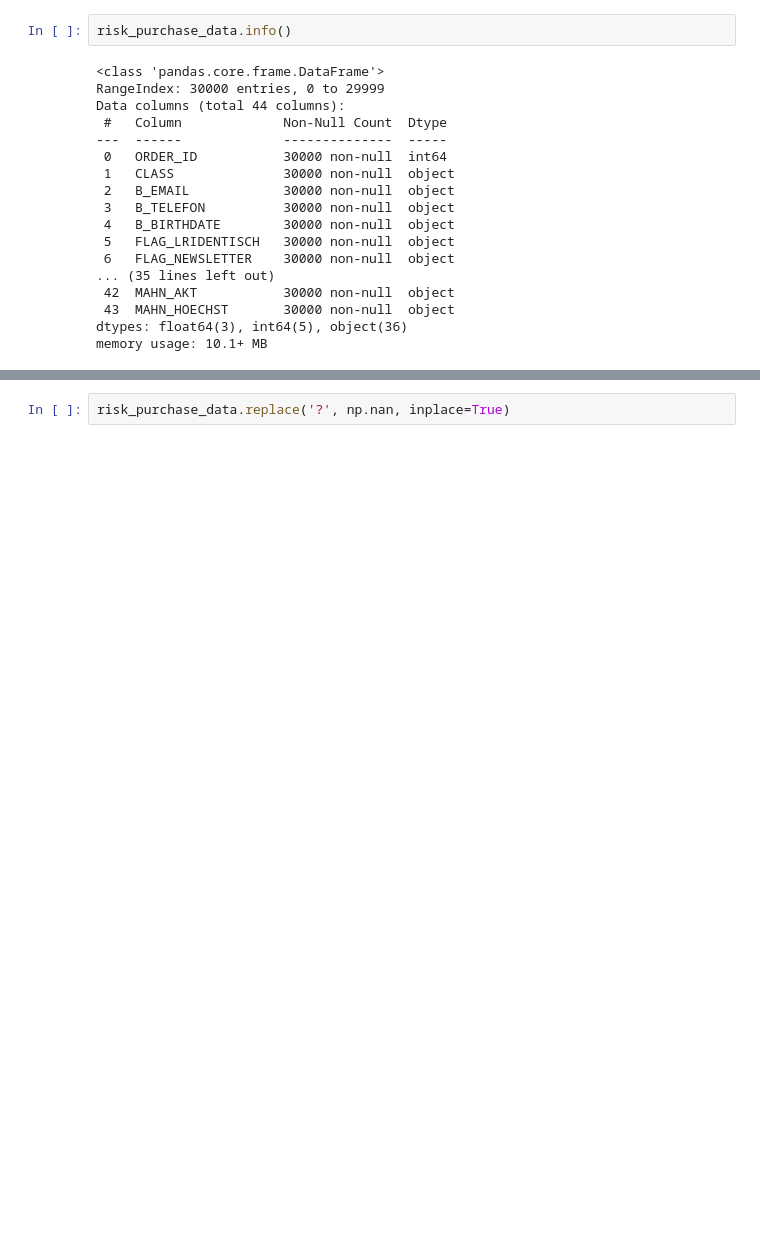
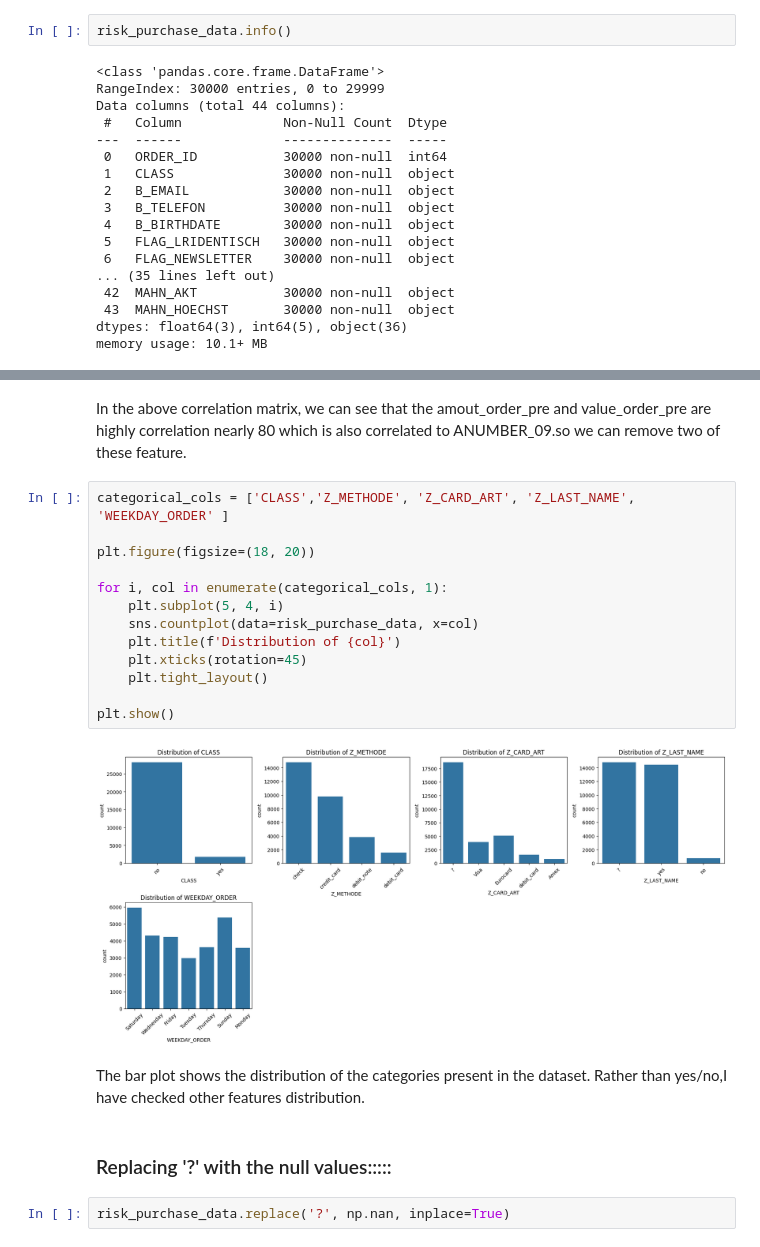
Before and after one commit to aacict/AI-Machine-Learning, a Jupyter notebook: purchase_risk_classification/code.ipynb, the cells around one changed output, grey strips where cells are left out. Cells and saved outputs as stored; diff of their text form; blank space fills up the shorter version.

```diff
--- a/purchase_risk_classification/code.ipynb
+++ b/purchase_risk_classification/code.ipynb
@@ -70,3 +93,24 @@ memory usage: 10.1+ MB
+# %% [markdown]
+In the above correlation matrix, we can see that the amout_order_pre and value_order_pre are highly correlation nearly 80 which is also correlated to ANUMBER_09.so we can remove two of these feature.
+# %%
+categorical_cols = ['CLASS','Z_METHODE', 'Z_CARD_ART', 'Z_LAST_NAME', 'WEEKDAY_ORDER' ]
+
+plt.figure(figsize=(18, 20))
+
+for i, col in enumerate(categorical_cols, 1):
+    plt.subplot(5, 4, i)
+    sns.countplot(data=risk_purchase_data, x=col)
+    plt.title(f'Distribution of {col}')
+    plt.xticks(rotation=45)
+    plt.tight_layout()
+
+plt.show()
+# %% [output]
+[figure, added]
+# %% [markdown]
+The bar plot shows the distribution of the categories present in the dataset. Rather than yes/no,I have checked other features distribution.
+# %% [markdown]
+### Replacing '?' with the null values:::::
 # %%
 risk_purchase_data.replace('?', np.nan, inplace=True)
 # %%
```
Also changed, not shown: parts of 32 cells of this notebook.
